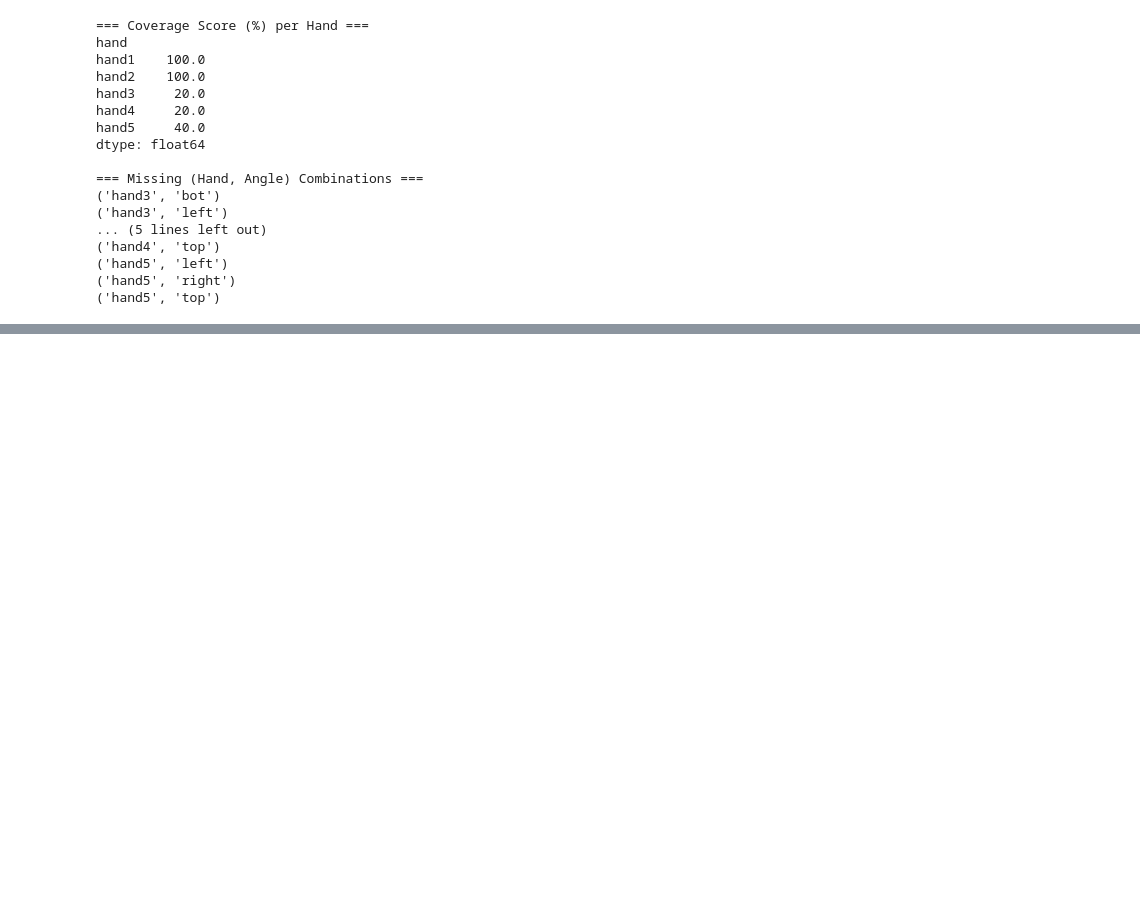
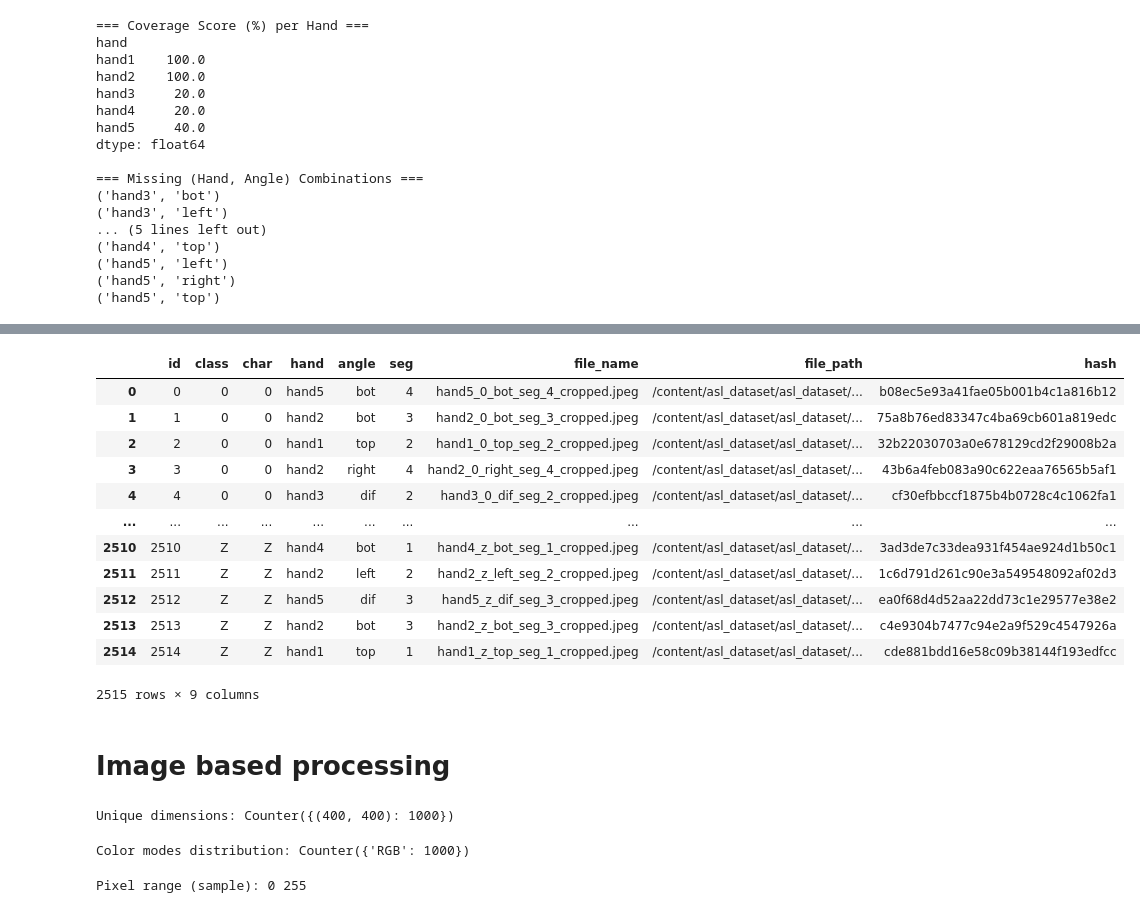
Before and after one commit to anmolzz-10/ASL_project, a Jupyter notebook: notebooks/ASL_project.ipynb, the cells around one changed output, grey strips where cells are left out. Saved outputs shown, nothing was run; the diff lists cells and outputs as text; code cells hidden in the pictures; blank space fills up the shorter version.

```diff
--- a/notebooks/ASL_project.ipynb
+++ b/notebooks/ASL_project.ipynb
@@ -290,0 +457,18 @@ dtype: float64
+# %%
+import hashlib
+
+# Hash each image to detect duplicates
+def file_hash(path):
+    with open(path, "rb") as f:
+        return hashlib.md5(f.read()).hexdigest()
+
+df["hash"] = df["file_path"].apply(file_hash)
+
+# Find duplicates
+dupes = df[df.duplicated("hash", keep=False)].sort_values("hash")
+
+if not dupes.empty:
+    print("⚠️ Found some exact duplicate files")
+    display(dupes.head(20))
+else:
+    print("✅ No exact duplicate images found")
@@ -290,0 +500,54 @@ dtype: float64
+# %%
+df
+# %% [output]
+|  | id | class | char | hand | angle | seg | file_name | file_path | hash |
+| 0 | 0 | 0 | 0 | hand5 | bot | 4 | hand5_0_bot_seg_4_cropped.jpeg | /content/asl_dataset/asl_dataset/... | b08ec5e93a41fae05b001b4c1a816b12 |
+| 1 | 1 | 0 | 0 | hand2 | bot | 3 | hand2_0_bot_seg_3_cropped.jpeg | /content/asl_dataset/asl_dataset/... | 75a8b76ed83347c4ba69cb601a819edc |
+| 2 | 2 | 0 | 0 | hand1 | top | 2 | hand1_0_top_seg_2_cropped.jpeg | /content/asl_dataset/asl_dataset/... | 32b22030703a0e678129cd2f29008b2a |
+| 3 | 3 | 0 | 0 | hand2 | right | 4 | hand2_0_right_seg_4_cropped.jpeg | /content/asl_dataset/asl_dataset/... | 43b6a4feb083a90c622eaa76565b5af1 |
+| 4 | 4 | 0 | 0 | hand3 | dif | 2 | hand3_0_dif_seg_2_cropped.jpeg | /content/asl_dataset/asl_dataset/... | cf30efbbccf1875b4b0728c4c1062fa1 |
+| ... | ... | ... | ... | ... | ... | ... | ... | ... | ... |
+| 2510 | 2510 | Z | Z | hand4 | bot | 1 | hand4_z_bot_seg_1_cropped.jpeg | /content/asl_dataset/asl_dataset/... | 3ad3de7c33dea931f454ae924d1b50c1 |
+| 2511 | 2511 | Z | Z | hand2 | left | 2 | hand2_z_left_seg_2_cropped.jpeg | /content/asl_dataset/asl_dataset/... | 1c6d791d261c90e3a549548092af02d3 |
+| 2512 | 2512 | Z | Z | hand5 | dif | 3 | hand5_z_dif_seg_3_cropped.jpeg | /content/asl_dataset/asl_dataset/... | ea0f68d4d52aa22dd73c1e29577e38e2 |
+| 2513 | 2513 | Z | Z | hand2 | bot | 3 | hand2_z_bot_seg_3_cropped.jpeg | /content/asl_dataset/asl_dataset/... | c4e9304b7477c94e2a9f529c4547926a |
+| 2514 | 2514 | Z | Z | hand1 | top | 1 | hand1_z_top_seg_1_cropped.jpeg | /content/asl_dataset/asl_dataset/... | cde881bdd16e58c09b38144f193edfcc |
+2515 rows × 9 columns
+# %% [markdown]
+# Image based processing
+# %%
+import cv2
+import numpy as np
+import matplotlib.pyplot as plt
+from PIL import Image
+from collections import Counter
+import os
+
+# Use file paths from df
+image_paths = df["file_path"].tolist()
+
+### 1. Dimension Consistency
+dims = []
+for path in image_paths[:1000]:  # sample subset to speed up
+    with Image.open(path) as img:
+        dims.append(img.size)  # (width, height)
+
+print("Unique dimensions:", Counter(dims))
+# %% [output]
+Unique dimensions: Counter({(400, 400): 1000})
+# %%
+### 2. Color Channels Consistency
+modes = []
+for path in image_paths[:1000]:
+    with Image.open(path) as img:
+        modes.append(img.mode)
+
+print("Color modes distribution:", Counter(modes))
+# %% [output]
+Color modes distribution: Counter({'RGB': 1000})
+# %%
+### 3. Pixel Intensity Range (check sample image)
+sample_img = cv2.imread(image_paths[0])
+print("Pixel range (sample):", sample_img.min(), sample_img.max())
+# %% [output]
+Pixel range (sample): 0 255
```
Also changed, not shown: parts of 19 cells of this notebook.
